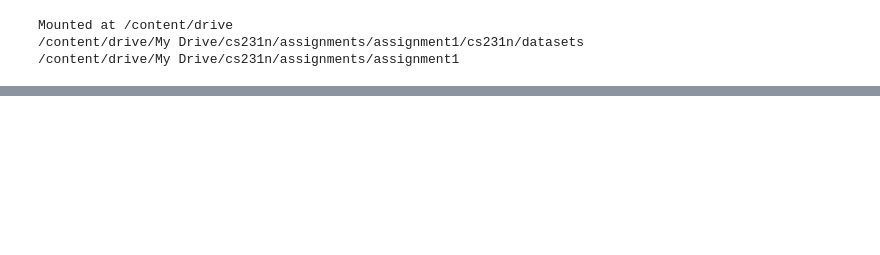
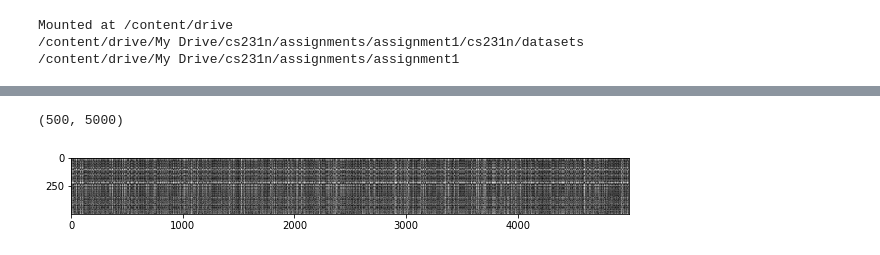
Before and after one commit to zzy50/seminar_cityeyelab, a Jupyter notebook: knn_fixed.ipynb, the cells around one changed output, grey strips where cells are left out. Cells and saved outputs as stored; diff of their text form; code cells hidden in the pictures; blank space fills up the shorter version.

```diff
--- a/knn_fixed.ipynb
+++ b/knn_fixed.ipynb
@@ -25,0 +100,16 @@ Mounted at /content/drive
+# %%
+# Subsample the data for more efficient code execution in this exercise
+num_training = 5000
+mask = list(range(num_training))
+X_train = X_train[mask]
+y_train = y_train[mask]
+
+num_test = 500
+mask = list(range(num_test))
+X_test = X_test[mask]
+y_test = y_test[mask]
+
+# Reshape the image data into rows
+X_train = np.reshape(X_train, (X_train.shape[0], -1))
+X_test = np.reshape(X_test, (X_test.shape[0], -1))
+print(X_train.shape, X_test.shape)
@@ -25,0 +118,8 @@ Mounted at /content/drive
+# %%
+from cs231n.classifiers import KNearestNeighbor
+
+# Create a kNN classifier instance.
+# Remember that training a kNN classifier is a noop:
+# the Classifier simply remembers the data and does no further processing
+classifier = KNearestNeighbor()
+classifier.train(X_train, y_train)
@@ -25,0 +137,16 @@ Mounted at /content/drive
+# %%
+# Open cs231n/classifiers/k_nearest_neighbor.py and implement
+# compute_distances_two_loops.
+
+# Test your implementation:
+dists = classifier.compute_distances_one_loop(X_test)
+print(dists.shape)
+# %% [output]
+(500, 5000)
+# %%
+# We can visualize the distance matrix: each row is a single test example and
+# its distances to training examples
+plt.imshow(dists, interpolation='none')
+plt.show()
+# %% [output]
+[figure, added]
```
Also changed, not shown: parts of 20 cells of this notebook, 2 other files.
